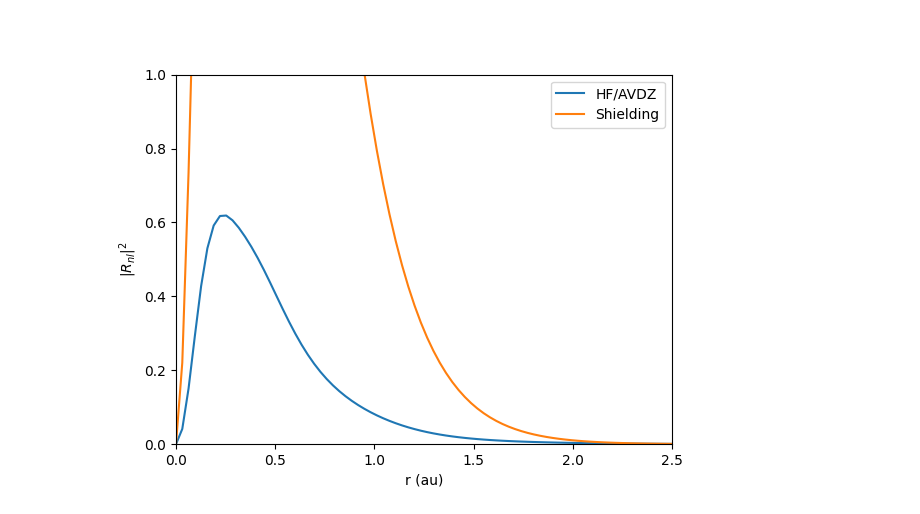
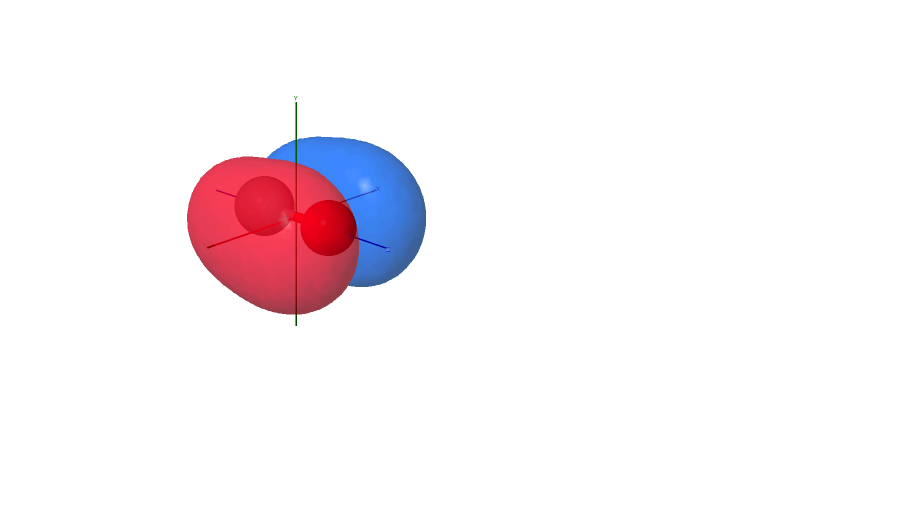
Before and after one commit to MilaimKas/Teaching_project, a Jupyter notebook: Orbital_visualization.ipynb, the cells around one changed output. Saved outputs shown, nothing was run; the diff lists cells and outputs as text; code cells hidden in the pictures; blank space fills up the shorter version.

```diff
--- a/Orbital_visualization.ipynb
+++ b/Orbital_visualization.ipynb
@@ -108,15 +12,4 @@ plt.show()
-# %%
-orb, coord_cart, coord_sph = my_orb_Ne.get_orb_coord(mo_2pz, 2.5, 80, 1, 1)
-
-%matplotlib widget
-Ne_2pz = abs(Psi(2,1,0,coord_sph[:,0],0,0,5.76)[0])**2
-plt.plot(coord_sph[:,0], abs(orb)**2, label="HF/AVDZ")
-plt.plot(coord_sph[:,0], Ne_2pz, label="Shielding")
-plt.xlabel("r (au)")
-plt.ylabel("$|R_{nl}|^2$")
-plt.legend()
-plt.ylim(0,1.)
-plt.xlim(0,2.5)
-plt.show()
-# %% [output]
-[figure, removed]
+# %%
+Image(filename='MO_orbitals/MO_CO/MO_5.png')
+# %% [output]
+[figure, added]
```
Also changed, not shown: parts of 6 cells of this notebook, 3 other files.
